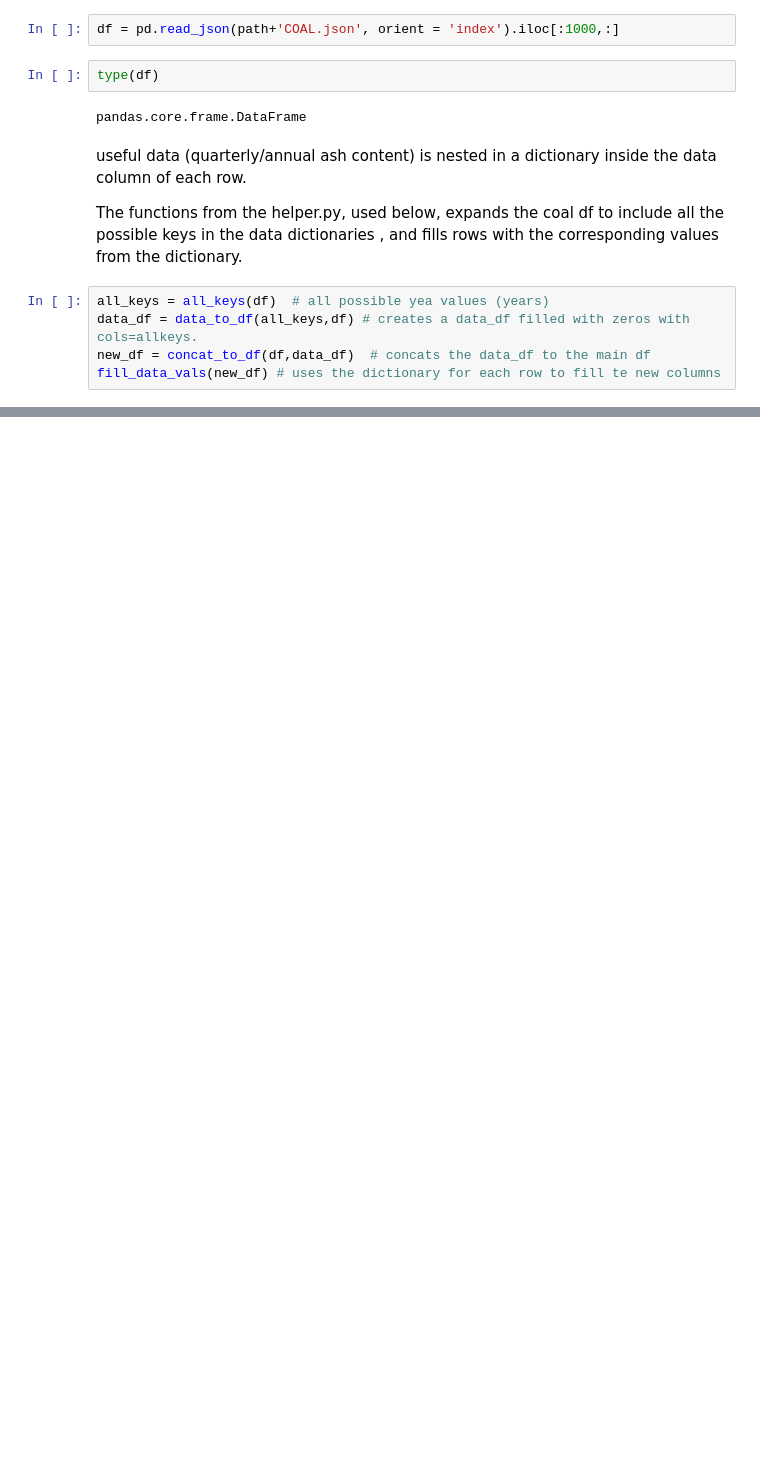
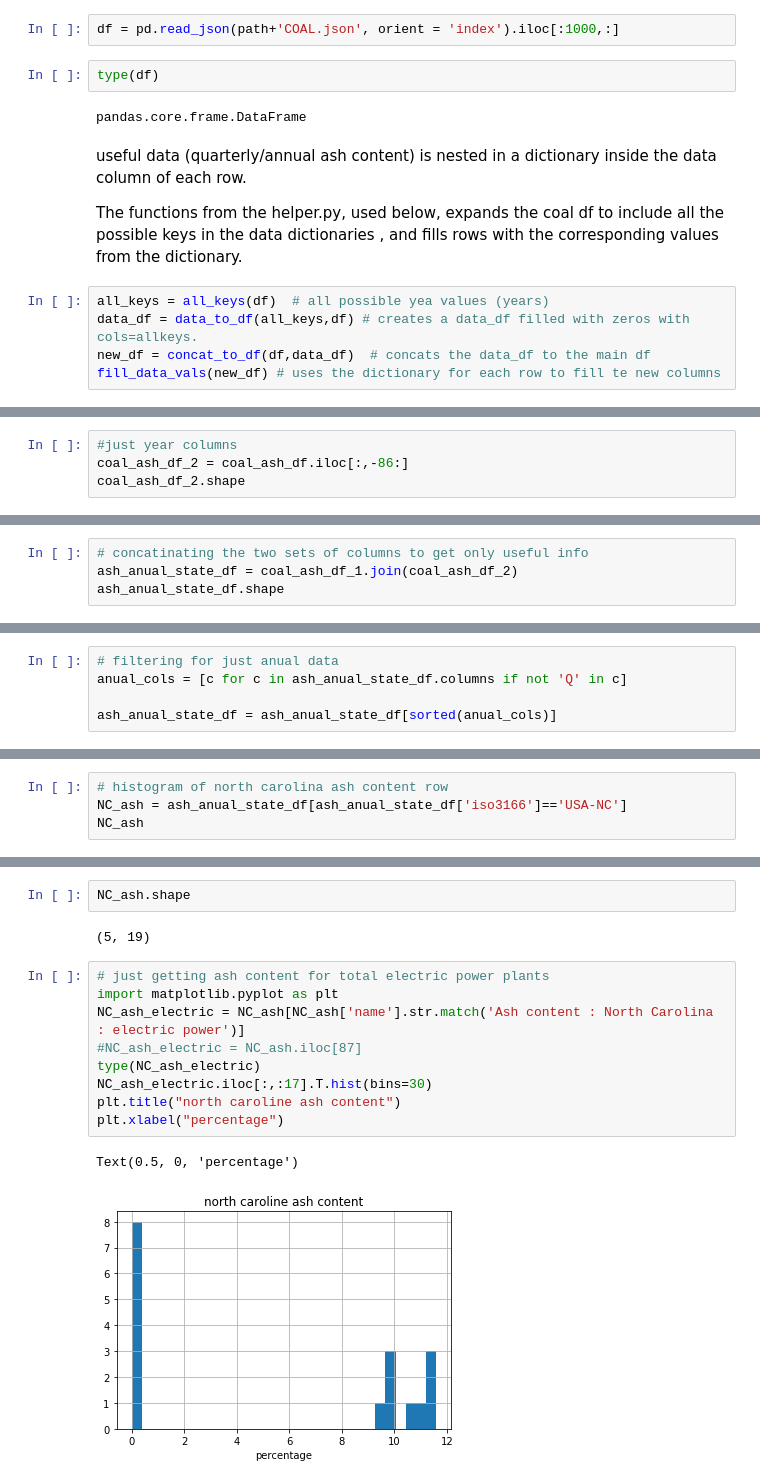
Before and after one commit to Iguanacolossus/energy-statistics, a Jupyter notebook: exploration.ipynb, the cells around one changed output, grey strips where cells are left out. Cells and saved outputs as stored; diff of their text form; blank space fills up the shorter version.

```diff
--- a/exploration.ipynb
+++ b/exploration.ipynb
@@ -39,0 +112,4 @@ new_df.iloc[:,-86:]
+# %%
+#just year columns
+coal_ash_df_2 = coal_ash_df.iloc[:,-86:]
+coal_ash_df_2.shape
@@ -39,0 +118,4 @@ new_df.iloc[:,-86:]
+# %%
+# concatinating the two sets of columns to get only useful info
+ash_anual_state_df = coal_ash_df_1.join(coal_ash_df_2)
+ash_anual_state_df.shape
@@ -39,0 +124,5 @@ new_df.iloc[:,-86:]
+# %%
+# filtering for just anual data
+anual_cols = [c for c in ash_anual_state_df.columns if not 'Q' in c]
+
+ash_anual_state_df = ash_anual_state_df[sorted(anual_cols)]
@@ -39,0 +151,4 @@ new_df.iloc[:,-86:]
+# %%
+# histogram of north carolina ash content row
+NC_ash = ash_anual_state_df[ash_anual_state_df['iso3166']=='USA-NC']
+NC_ash
@@ -39,0 +162,16 @@ new_df.iloc[:,-86:]
+# %%
+NC_ash.shape
+# %% [output]
+(5, 19)
+# %%
+# just getting ash content for total electric power plants
+import matplotlib.pyplot as plt
+NC_ash_electric = NC_ash[NC_ash['name'].str.match('Ash content : North Carolina : electric power')]
+#NC_ash_electric = NC_ash.iloc[87]
+type(NC_ash_electric)
+NC_ash_electric.iloc[:,:17].T.hist(bins=30)
+plt.title("north caroline ash content")
+plt.xlabel("percentage")
+# %% [output]
+Text(0.5, 0, 'percentage')
+[figure, added]
```
Also changed, not shown: parts of 29 cells of this notebook, 1 other file.
